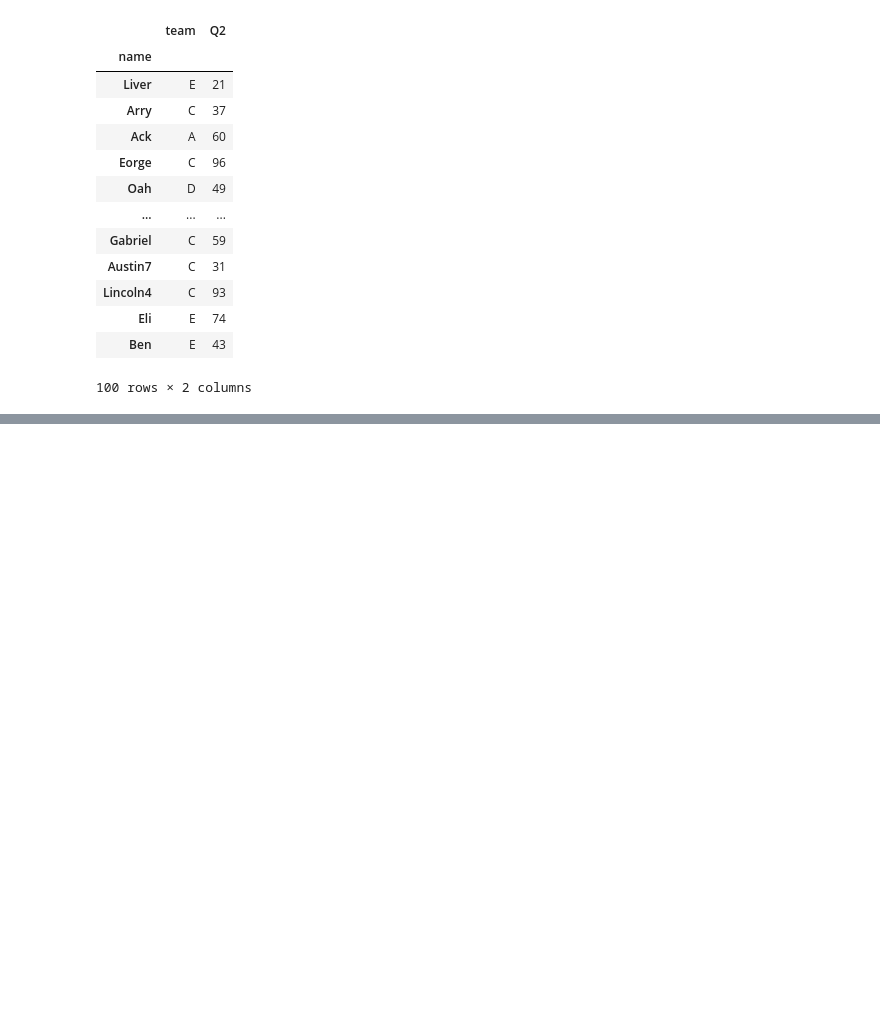
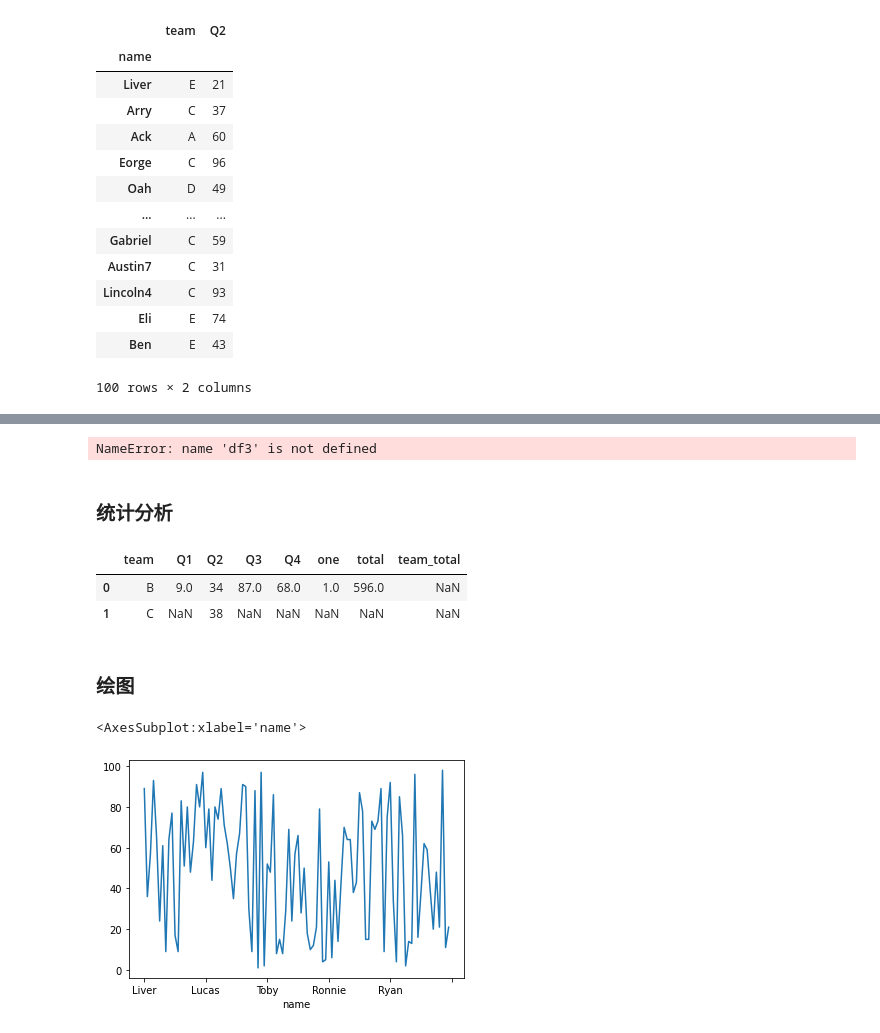
Before and after one commit to lumiseven/pandas-test, a Jupyter notebook: t1.ipynb, the cells around one changed output, grey strips where cells are left out. Cells and saved outputs as stored; diff of their text form; code cells hidden in the pictures; blank space fills up the shorter version.

```diff
--- a/t1.ipynb
+++ b/t1.ipynb
@@ -250,0 +446,3 @@ df.iloc[:10,:]
+# %%
+df['one'] = 1 # 增加名叫 one 的固定列
+df
@@ -250,0 +464,3 @@ df.iloc[:10,:]
+# %%
+df['total'] = df.Q1 + df.Q2 + df.Q3 + df.Q4 # 增加总成绩列
+df
@@ -250,0 +482,3 @@ df.iloc[:10,:]
+# %%
+df['total'] = df.loc[:, 'Q1':"Q4"].apply(lambda x:sum(x), axis=1)
+df
@@ -250,0 +500,3 @@ df.iloc[:10,:]
+# %%
+df['total'] = df.sum(axis=1)
+df
@@ -250,0 +557,31 @@ df.iloc[:10,:]
+# %%
+# df3['team_total'].drop
+df
+# %% [output]
+NameError: name 'df3' is not defined
+# %% [markdown]
+### 统计分析
+# %%
+df.loc[:,:].mean() # 返回所有列的均值
+df.mean(1) # 返回所有行的均值
+df.corr() # 返回列与列之间的相关系数
+df.count() # 返回每一列中的非空值的个数
+df.max() # 返回每一列的最大值
+df.max(1) # 返回每一行的最大值
+df.min() # 返回每一列的最小值
+df.min(1) # 返回每一行的最小值
+df.median() # 返回每一列的中位数
+df.std() # 返回每一列的标准差
+df.var() #方差
+df.mode() # 众数
+# %% [output]
+|  | team | Q1 | Q2 | Q3 | Q4 | one | total | team_total |
+| 0 | B | 9.0 | 34 | 87.0 | 68.0 | 1.0 | 596.0 | NaN |
+| 1 | C | NaN | 38 | NaN | NaN | NaN | NaN | NaN |
+# %% [markdown]
+### 绘图
+# %%
+df['Q1'].plot() # Q1 成绩的折线分布
+# %% [output]
+<AxesSubplot:xlabel='name'>
+[figure, added]
```
Also changed, not shown: parts of 41 cells of this notebook, 2 other files.
